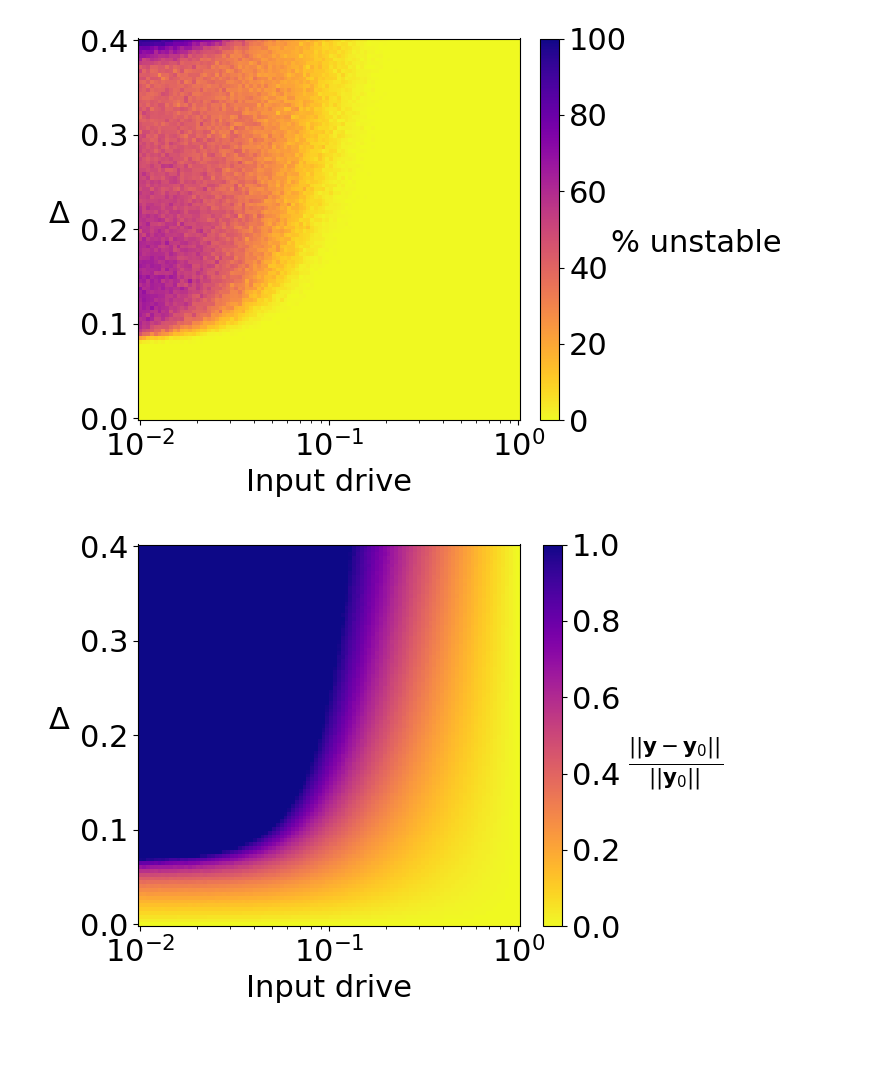
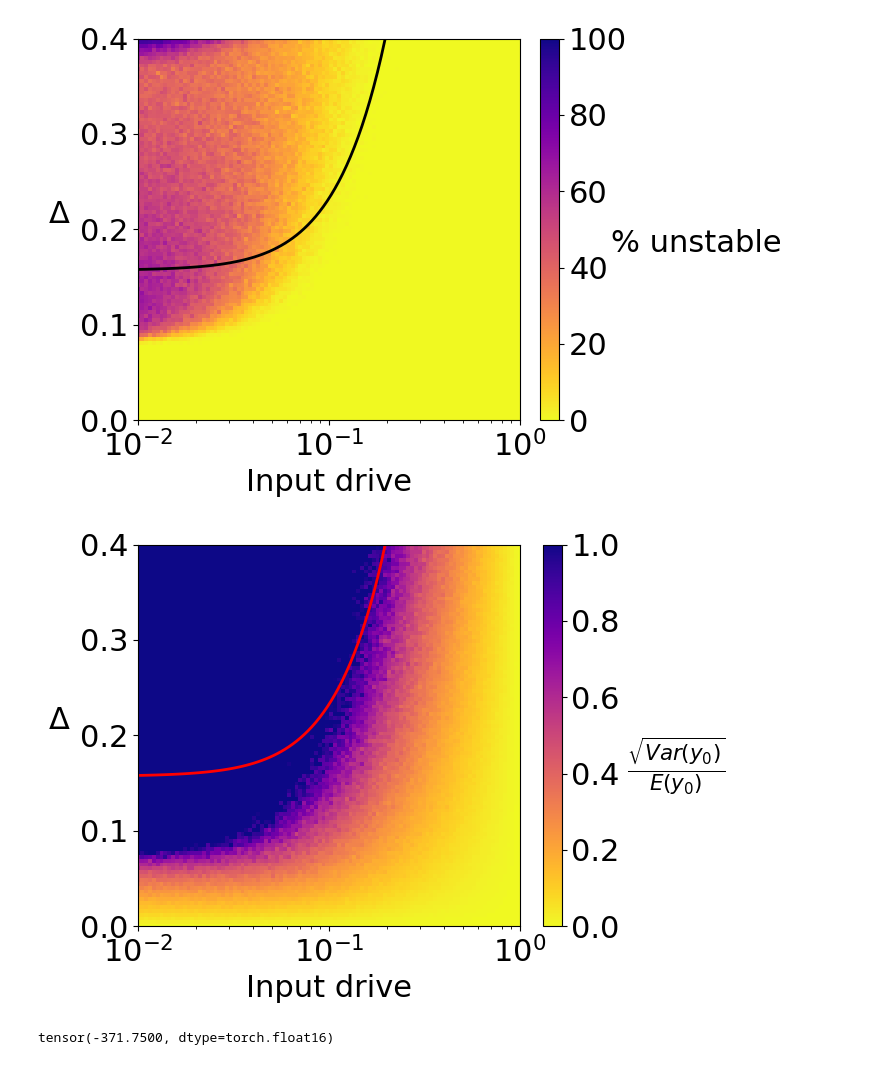
Before and after one commit to shivangrawat/perturbed_organics, a Jupyter notebook: examples/plot_phase_diagram.ipynb, the cells around one changed output. Drawn from its saved outputs; the diff is of its cells as text; code cells hidden in the pictures.

Commit message:
added analytical curves to phase diagram

```diff
--- a/examples/plot_phase_diagram.ipynb
+++ b/examples/plot_phase_diagram.ipynb
@@ -41,18 +43,27 @@ bool_stable = bool_stable.bool()
 percent_stable = bool_stable.float().mean(dim=2) * 100
 percent_unstable = 100 - percent_stable
 # %%
+# analytical prediction from perturbation theory
+new_input_norm = input_range[:-3]
+delta_c =  math.sqrt(2) * np.sqrt(params['sigma']** 2 + new_input_norm ** 2) / (1 - np.sqrt(params['sigma']** 2 + new_input_norm ** 2))
+
+
 plt.figure(figsize=(7.5, 5))
 norm = mcolors.Normalize(vmin=0, vmax=100, clip=False)
 mesh = plt.pcolormesh(input_range, delta_range, percent_unstable, cmap=cmap, norm=norm)
+plt.plot(new_input_norm, delta_c, color='k', linewidth=2.0, label=r'$\Delta_c$')
+
+
 plt.xscale('log')  # Ensure the axis is in log scale
 colorbar = plt.colorbar(mesh, fraction=0.046, pad=0.04)
 colorbar.ax.tick_params(labelsize=22)
 colorbar.ax.set_ylabel(r"% unstable", fontsize=22, rotation=0, labelpad=50)
 plt.xlabel('Input drive', fontsize=22)
 plt.ylabel(r'$\Delta$', fontsize=22, rotation=0, labelpad=15)
-plt.gca().yaxis.set_major_locator(ticker.MaxNLocator(5))
+plt.gca().yaxis.set_major_locator(ticker.MaxNLocator(4))
 plt.xticks(fontsize=22)
 plt.yticks(fontsize=22)
+
 
 # Set the aspect ratio so that grid cells are square:
 ax = plt.gca()
@@ -60,44 +71,68 @@ x_span = np.log10(input_range[-1]) - np.log10(input_range[0])
 y_span = delta_range[-1] - delta_range[0]
 ax.set_aspect(x_span / y_span, adjustable='box')
 
+plt.xlim([input_range[0], input_range[-1]])
+plt.ylim([delta_range[0], delta_range[-1]])
+
 plt.tight_layout()
 plt.savefig(f'../figures/fig4/percent_unstable.png', bbox_inches='tight')
 plt.savefig(f'../figures/fig4/percent_unstable.svg', format='svg', bbox_inches='tight', dpi=300)
 plt.show()
 # %% [output]
-[figure, old version]
+[figure, new version]
 # %%
 plt.figure(figsize=(7.5, 5))
 
-norm = mcolors.Normalize(vmin=0, vmax=1, clip=False)
+idx = 0
+
+norm = mcolors.Normalize(vmin=0, vmax=1, clip=True)
 
 # calculate the avg ratio of deviation from norm fixed point for y
-y1_squared_norm = torch.norm(norm_fixed_point_y - actual_fixed_point_y, dim=3) ** 2
-y0_squared_norm = torch.norm(norm_fixed_point_y, dim=3) ** 2
-y_ratio = y1_squared_norm / y0_squared_norm
+# y1_squared_norm = torch.norm(norm_fixed_point_y - actual_fixed_point_y, dim=3) ** 2 # deviation from the fixed point
+# y0_squared_norm = torch.norm(norm_fixed_point_y, dim=3) ** 2
+# y_ratio = y1_squared_norm / y0_squared_norm
 # y_ratio_mean = torch.sqrt(torch.mean(y_ratio, dim=2))
-y_ratio_mean = torch.sqrt(torch.nanmean(y_ratio, dim=2))
+# y_ratio_mean = torch.sqrt(torch.nanmean(y_ratio, dim=2))
+
+# code for the standard deviation over mean criterion
+y_val = actual_fixed_point_y[:, :, :, idx]
+y_val_std = utils.nanstd(y_val, dim=2)
+y_val_mean = torch.nanmean(y_val, dim=2)
+y_ratio_mean = torch.abs(y_val_std / y_val_mean)
 
 mesh = plt.pcolormesh(input_range, delta_range, y_ratio_mean, cmap=cmap, norm=norm)
+plt.plot(new_input_norm, delta_c, color='red', linewidth=2.0, label=r'$\Delta_c$')
+
+
 plt.xscale('log')  # Ensure the axis is in log scale
 colorbar = plt.colorbar(mesh, fraction=0.046, pad=0.04)
 colorbar.ax.tick_params(labelsize=22)
-colorbar.ax.set_ylabel(r"$\frac{||\mathbf{y}-\mathbf{y}_0||}{||\mathbf{y}_0||}$", fontsize=22, rotation=0, labelpad=40)
+# colorbar.ax.set_ylabel(r"$\frac{||\mathbf{y}-\mathbf{y}_0||}{||\mathbf{y}_0||}$", fontsize=22, rotation=0, labelpad=40)
+colorbar.ax.set_ylabel(r"$\frac{\sqrt{Var(y_0)}}{E(y_0)}$", fontsize=22, rotation=0, labelpad=40)
 plt.xlabel('Input drive', fontsize=22)
 plt.ylabel(r'$\Delta$', fontsize=22, rotation=0, labelpad=15)
 # plt.title("Actual Mean Ratio of Norm Difference for y", fontsize=22)
-plt.gca().yaxis.set_major_locator(ticker.MaxNLocator(5))
+plt.gca().yaxis.set_major_locator(ticker.MaxNLocator(4))
 plt.xticks(fontsize=22)
 plt.yticks(fontsize=22)
 
 # Set the aspect ratio so that grid cells are square:
 ax = plt.gca()
 x_span = np.log10(input_range[-1]) - np.log10(input_range[0])
 y_span = delta_range[-1] - delta_range[0]
 ax.set_aspect(x_span / y_span, adjustable='box')
+
+plt.xlim([input_range[0], input_range[-1]])
+plt.ylim([delta_range[0], delta_range[-1]])
+
 plt.tight_layout()
 plt.savefig(f'../figures/fig4/norm_ratio.png', bbox_inches='tight')
 plt.savefig(f'../figures/fig4/norm_ratio.svg', format='svg', bbox_inches='tight', dpi=300)
 plt.show()
 # %% [output]
-[figure, old version]
+[figure, new version]
+# %%
+# check if y_ratio_mean has nans
+torch.min(y_ratio_mean)
+# %% [output]
+tensor(-371.7500, dtype=torch.float16)
```
Also changed, not shown: parts of 1 cell of this notebook.
